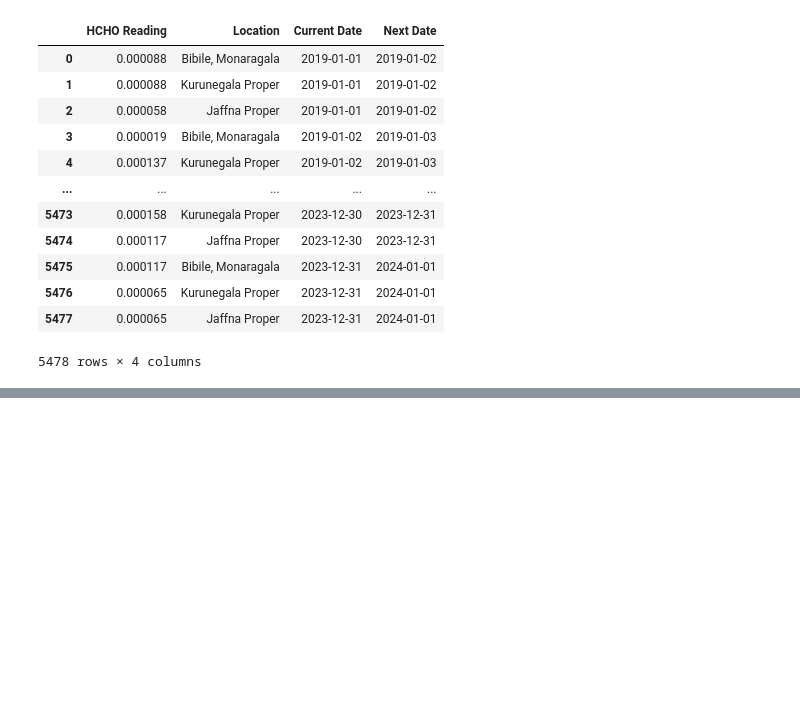
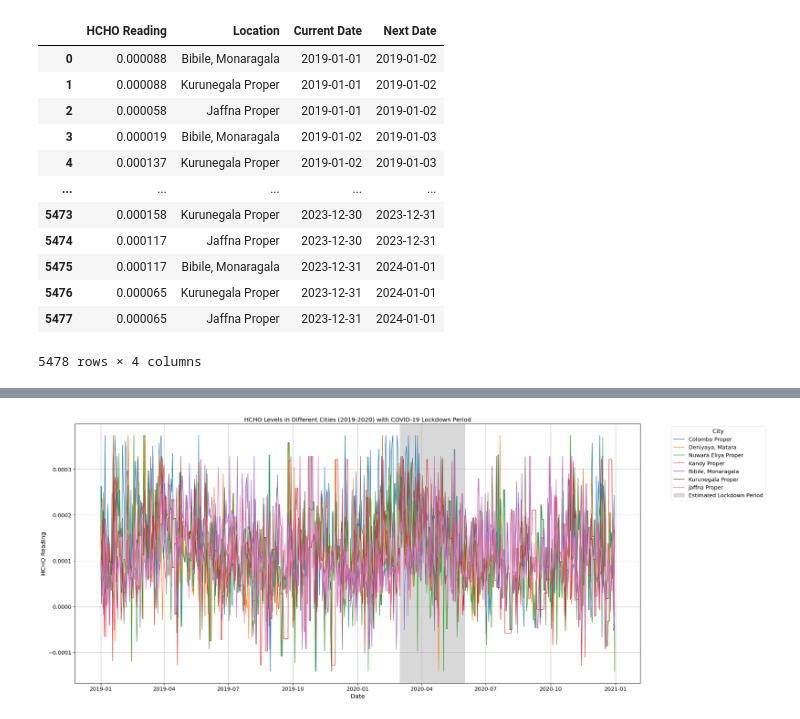
Before and after one commit to Inupa6677/Data-Engineering-HCHO-gas-prediction-, a Jupyter notebook: Data Engineering Coursework.ipynb, the cells around one changed output, grey strips where cells are left out. Cells and saved outputs as stored; diff of their text form; code cells hidden in the pictures; blank space fills up the shorter version.

```diff
--- a/Data Engineering Coursework.ipynb
+++ b/Data Engineering Coursework.ipynb
@@ -686,0 +1167,18 @@ pandas_df_3
+# %%
+# Plotting HCHO levels for different cities during 2019-2020
+plt.figure(figsize=(25, 20))
+for city in cities:
+    city_data = covid_period_data[covid_period_data['Location'] == city]
+    sns.lineplot(x='Current Date', y='HCHO Reading', data=city_data, label=city)
+
+
+plt.axvspan('2020-03-01', '2020-06-01', color='grey', alpha=0.3, label='Estimated Lockdown Period')
+plt.title('HCHO Levels in Different Cities (2019-2020) with COVID-19 Lockdown Period')
+plt.xlabel('Date')
+plt.ylabel('HCHO Reading')
+plt.legend(title='City', bbox_to_anchor=(1.05, 1), loc='upper left')
+plt.grid(True)
+plt.tight_layout()
+plt.show()
+# %% [output]
+[figure, added]
```
Also changed, not shown: parts of 40 cells of this notebook, 1 other file.
